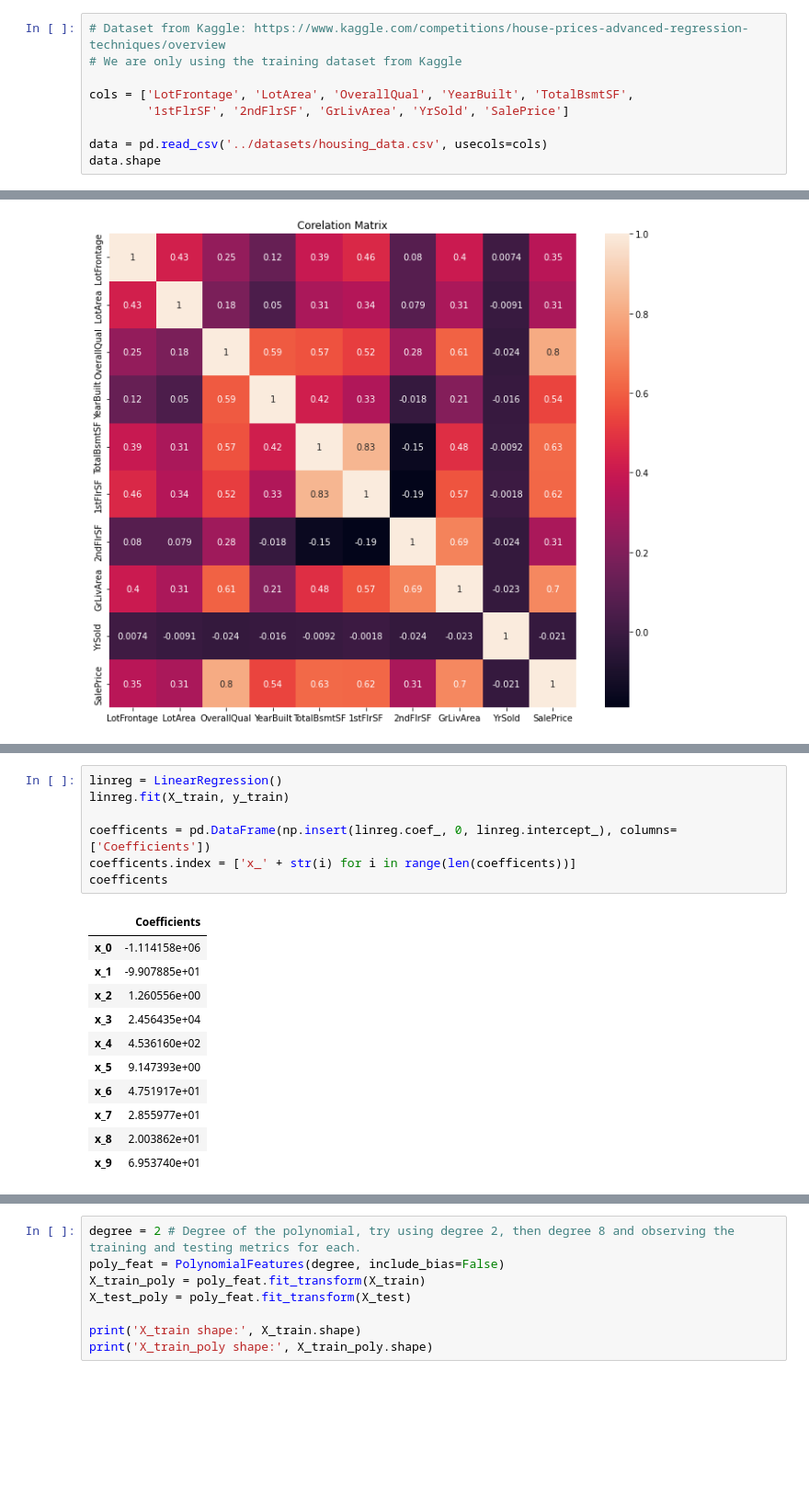
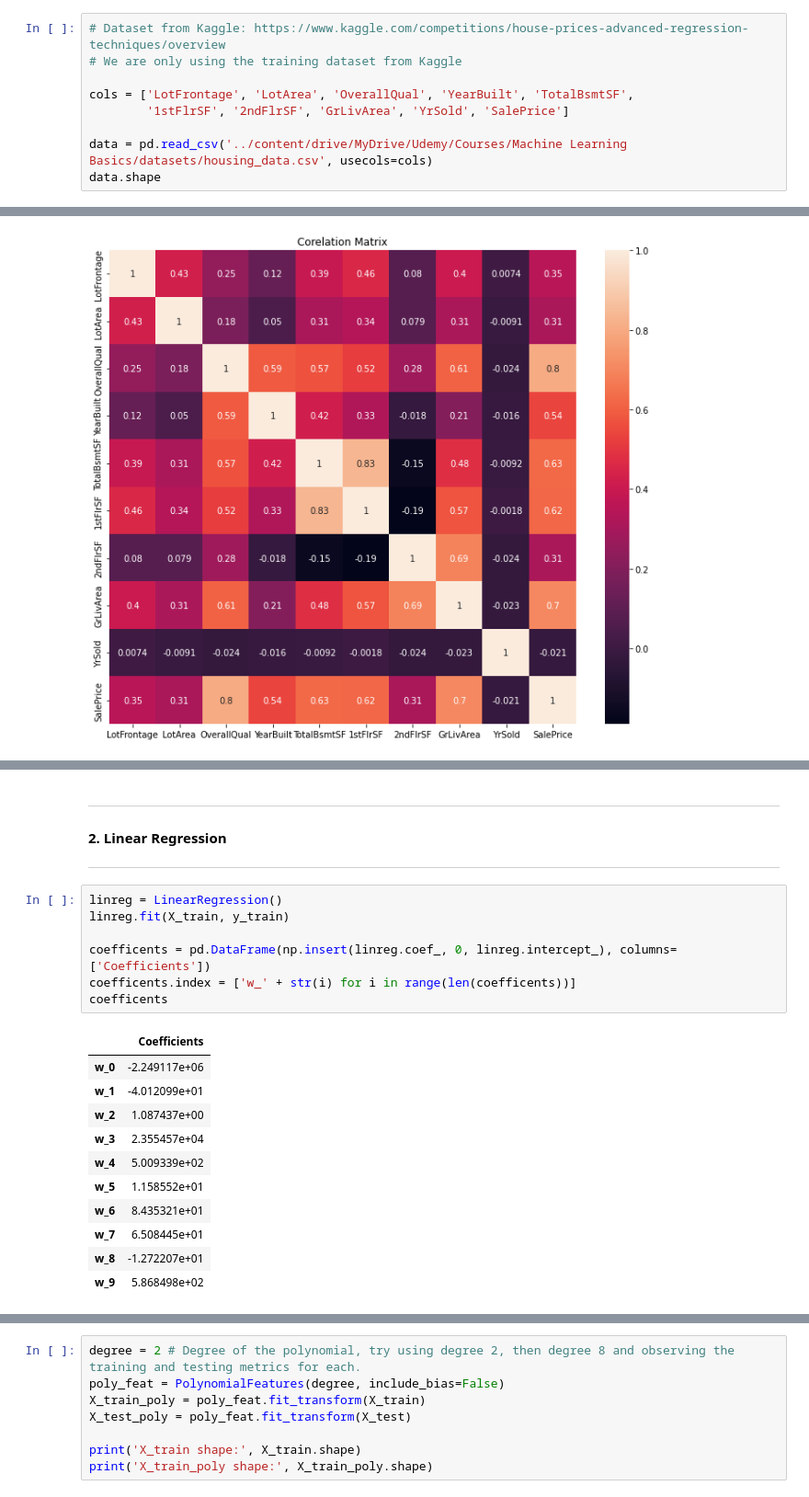
Before and after one commit to jacobdwatters/Machine-Learning-Basics, a Jupyter notebook: regression/02_linreg_sklearn.ipynb, the cells around one changed output, grey strips where cells are left out. Shown at 92% size. Saved outputs shown, nothing was run; the diff lists cells and outputs as text; blank space fills up the shorter version.

```diff
--- a/regression/02_linreg_sklearn.ipynb
+++ b/regression/02_linreg_sklearn.ipynb
@@ -20,7 +31,7 @@ from sklearn.preprocessing import PolynomialFeatures
 cols = ['LotFrontage', 'LotArea', 'OverallQual', 'YearBuilt', 'TotalBsmtSF',
         '1stFlrSF', '2ndFlrSF', 'GrLivArea', 'YrSold', 'SalePrice']
 
-data = pd.read_csv('../datasets/housing_data.csv', usecols=cols)
+data = pd.read_csv('../content/drive/MyDrive/Udemy/Courses/Machine Learning Basics/datasets/housing_data.csv', usecols=cols)
 data.shape
 # %% [output]
 (1460, 10)
@@ -97,22 +109,28 @@ X_train, X_test, y_train, y_test = train_test_split(X, y, test_size=0.33)
+# %% [markdown]
+---
+
+#### 2. Linear Regression
+
+---
 # %%
 linreg = LinearRegression()
 linreg.fit(X_train, y_train)
 
 coefficents = pd.DataFrame(np.insert(linreg.coef_, 0, linreg.intercept_), columns=['Coefficients'])
-coefficents.index = ['x_' + str(i) for i in range(len(coefficents))]
+coefficents.index = ['w_' + str(i) for i in range(len(coefficents))]
 coefficents
 # %% [output]
 |  | Coefficients |
-| x_0 | -1.114158e+06 |
-| x_1 | -9.907885e+01 |
-| x_2 | 1.260556e+00 |
-| x_3 | 2.456435e+04 |
-| x_4 | 4.536160e+02 |
-| x_5 | 9.147393e+00 |
-| x_6 | 4.751917e+01 |
-| x_7 | 2.855977e+01 |
-| x_8 | 2.003862e+01 |
-| x_9 | 6.953740e+01 |
+| w_0 | -2.249117e+06 |
+| w_1 | -4.012099e+01 |
+| w_2 | 1.087437e+00 |
+| w_3 | 2.355457e+04 |
+| w_4 | 5.009339e+02 |
+| w_5 | 1.158552e+01 |
+| w_6 | 8.435321e+01 |
+| w_7 | 6.508445e+01 |
+| w_8 | -1.272207e+01 |
+| w_9 | 5.868498e+02 |
 # %%
 y_pred = linreg.predict(X_test)
 
```
Also changed, not shown: parts of 16 cells of this notebook.
